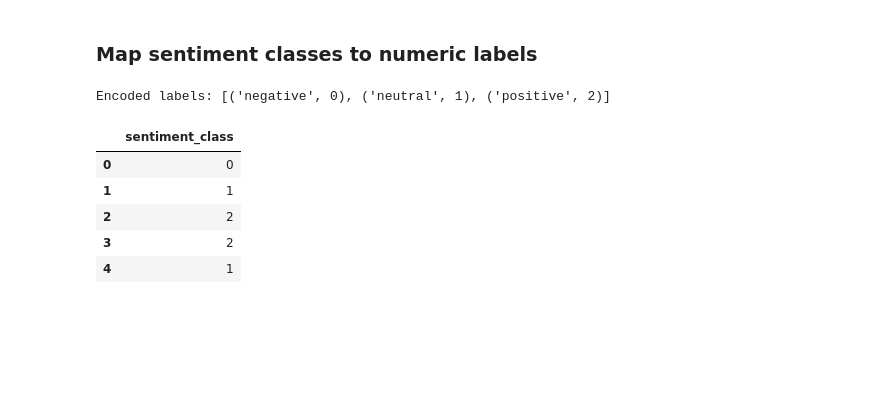
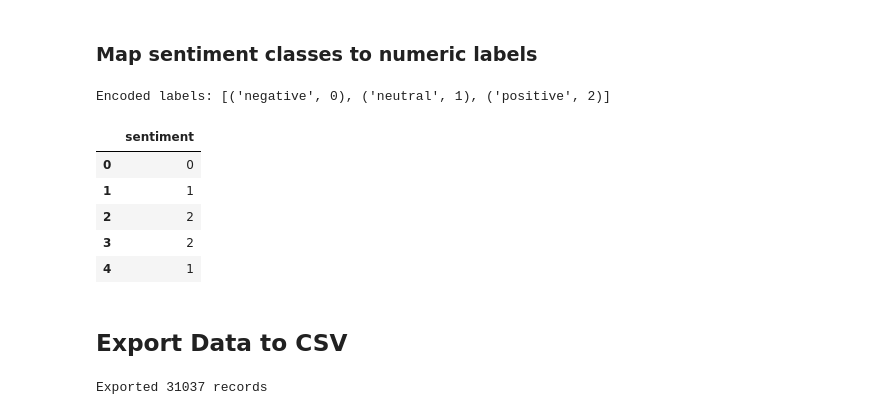
Before and after one commit to hstoklosa/sentix-nlp, a Jupyter notebook: preprocessing.ipynb, the cells around one changed output. Cells and saved outputs as stored; diff of their text form; code cells hidden in the pictures; blank space fills up the shorter version.

```diff
--- a/preprocessing.ipynb
+++ b/preprocessing.ipynb
@@ -87,8 +87,8 @@ df['sentiment_class'] = sentiment_components.apply(lambda x: x['sentiment_class'
 df['polarity'] = sentiment_components.apply(lambda x: x['polarity'])
 df['subjectivity'] = sentiment_components.apply(lambda x: x['subjectivity'])
 
-# Optionally drop the original sentiment columns
-# df.drop(columns=['sentiment', 'sentiment_dict'], inplace=True, errors='ignore')
+df.drop('sentiment', axis=1, inplace=True, errors='ignore')
+df.rename(columns={'sentiment_class': 'sentiment'}, inplace=True)
 
-df[['sentiment', 'sentiment_class', 'polarity', 'subjectivity']].head()
+df[['sentiment', 'polarity', 'subjectivity']].head()
 # %% [output]
@@ -215,17 +222,26 @@ df.head()
 # %%
 # label2id = {"negative": 0, "neutral": 1, "positive": 2}
 # df['sentiment_class'] = df['sentiment_class'].str.lower().str.strip().map(label2id)
 
 le = LabelEncoder()
-df['sentiment_class'] = le.fit_transform(df['sentiment_class'])
+df['sentiment'] = le.fit_transform(df['sentiment'])
 print(f"Encoded labels: {list(zip(le.classes_, range(len(le.classes_))))}")
 
-df[['sentiment_class']].head()
+df[['sentiment']].head()
 # %% [output]
 Encoded labels: [('negative', 0), ('neutral', 1), ('positive', 2)]
-|  | sentiment_class |
+|  | sentiment |
 | 0 | 0 |
 | 1 | 1 |
 | 2 | 2 |
 | 3 | 2 |
 | 4 | 1 |
+# %% [markdown]
+## Export Data to CSV
+# %%
+final_df = df[['text', 'sentiment', 'polarity', 'subjectivity']]
+final_df.to_csv("data/preprocessed_cryptonews.csv", index=False)
+
+print(f"Exported {len(final_df)} records")
+# %% [output]
+Exported 31037 records
```
Also changed, not shown: parts of 7 cells of this notebook.
